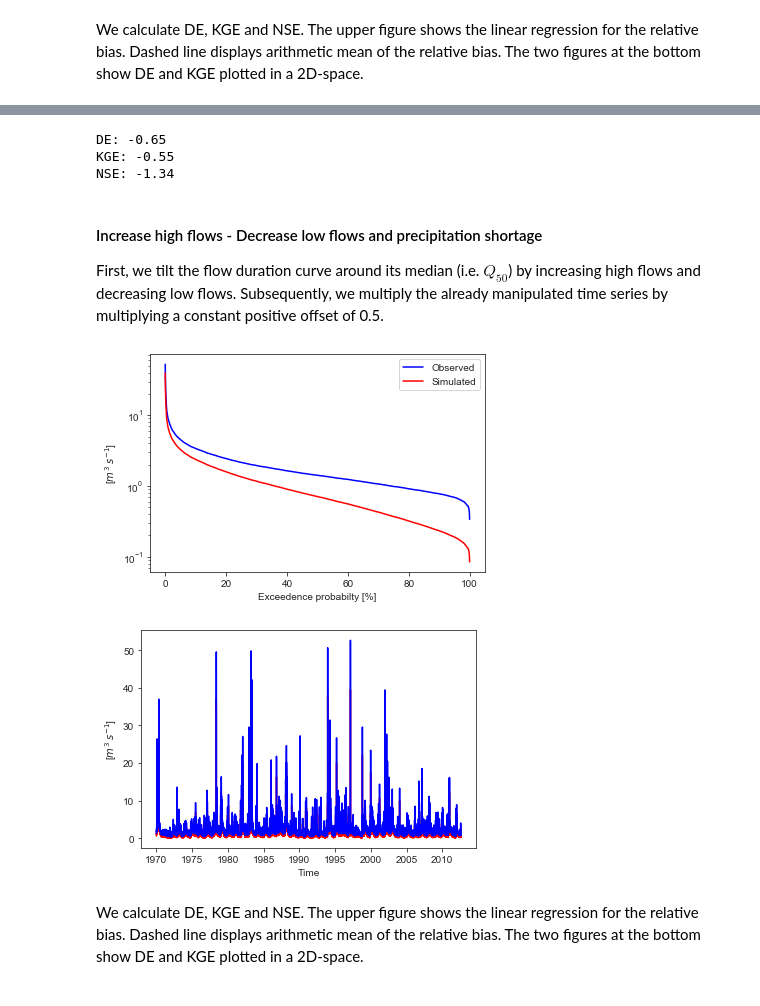
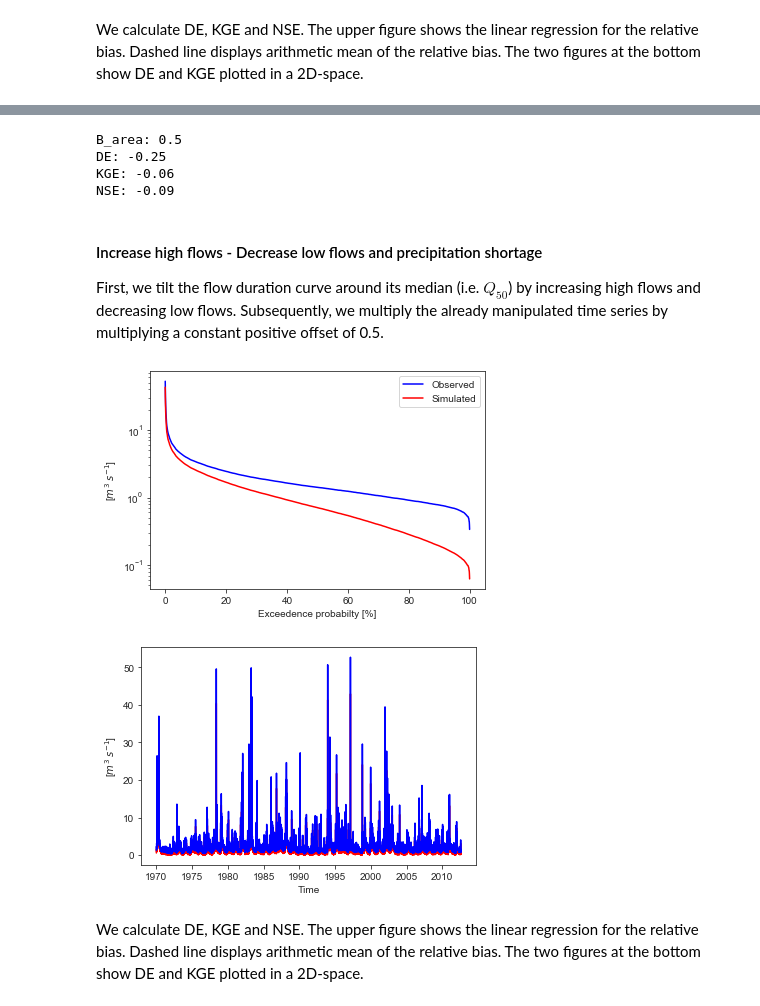
Before and after one commit to Hydrology-IFH/diag-eff, a Jupyter notebook: examples.ipynb, the cells around one changed output, grey strips where cells are left out. Cells and saved outputs as stored; diff of their text form; code cells hidden in the pictures.

Commit message:
modified equations in notebook. added calculation of bias area.

```diff
--- a/examples.ipynb
+++ b/examples.ipynb
@@ -45,7 +45,8 @@ First, we import a daily observed streamflow time series and plot the time serie
 # Import a function that deals with paths properly, regardless of OS
 from pathlib import Path
 
-path = Path('/Users/robinschwemmle/Desktop/PhD/diagnostic_model_efficiency/examples/data/9960682_Q_1970_2012.csv')
+#path = Path('/Users/robinschwemmle/Desktop/PhD/diagnostic_model_efficiency/examples/data/9960682_Q_1970_2012.csv')
+path = Path('/Users/robo/Desktop/PhD/de/examples/data/9960682_Q_1970_2012.csv')
 df_ts = de.import_ts(path, sep=';') # import observed time series
 de.plot_ts(df_ts)
 # %% [output]
@@ -543,4 +544,8 @@ de.vis2d_kge(obs_arr, sim_arr)  # 2-D plot of Kling-Gupta efficiency
 # %%
+b_area = de.calc_b_area(obs_arr, sim_arr)
+str_b_area = 'B_area: {}'.format(np.round(b_area, decimals=2))
+print(str_b_area)
+
 # print NSE on the screen
 str_sig_de = 'DE: {}'.format(np.round(sig_de, decimals=2))
 print(str_sig_de)
@@ -553,22 +558,23 @@ print(str_sig_kge)
 str_sig_nse = 'NSE: {}'.format(np.round(sig_nse, decimals=2))
 print(str_sig_nse)
 # %% [output]
-DE: -0.65
-KGE: -0.55
-NSE: -1.34
+B_area: 0.5
+DE: -0.25
+KGE: -0.06
+NSE: -0.09
 # %% [markdown]
 #### Increase high flows - Decrease low flows and precipitation shortage
 First, we tilt the flow duration curve around its median (i.e. $Q_{50}$) by increasing high flows and decreasing low flows. Subsequently, we multiply the already manipulated time series by multiplying a constant positive offset of 0.5.
 # %%
 obs_sim = pd.DataFrame(index=df_ts.index, columns=['Qobs', 'Qsim'])
 obs_sim.loc[:, 'Qobs'] = df_ts.loc[:, 'Qobs']
-tsd = de.highover_lowunder(df_ts.copy(), prop=0.5) # disaggregated time series
+tsd = de.highover_lowunder(df_ts.copy(), prop=0.63) # disaggregated time series
 obs_sim.loc[:, 'Qsim'] = de.neg_shift_ts(tsd.iloc[:, 0].values)  # negative offset
 de.fdc_obs_sim(obs_sim['Qobs'], obs_sim['Qsim'])
 de.plot_obs_sim(obs_sim['Qobs'], obs_sim['Qsim'])
 # %% [output]
-[figure, old version]
+[figure, new version]
-[figure, old version]
+[figure, new version]
 # %% [markdown]
 We calculate DE, KGE and NSE. The upper figure shows the linear regression for the relative bias. Dashed line displays arithmetic mean of the relative bias. The two figures at the bottom show DE and KGE plotted in a 2D-space.
 # %%
```
Also changed, not shown: parts of 30 cells of this notebook, 1 other file.
